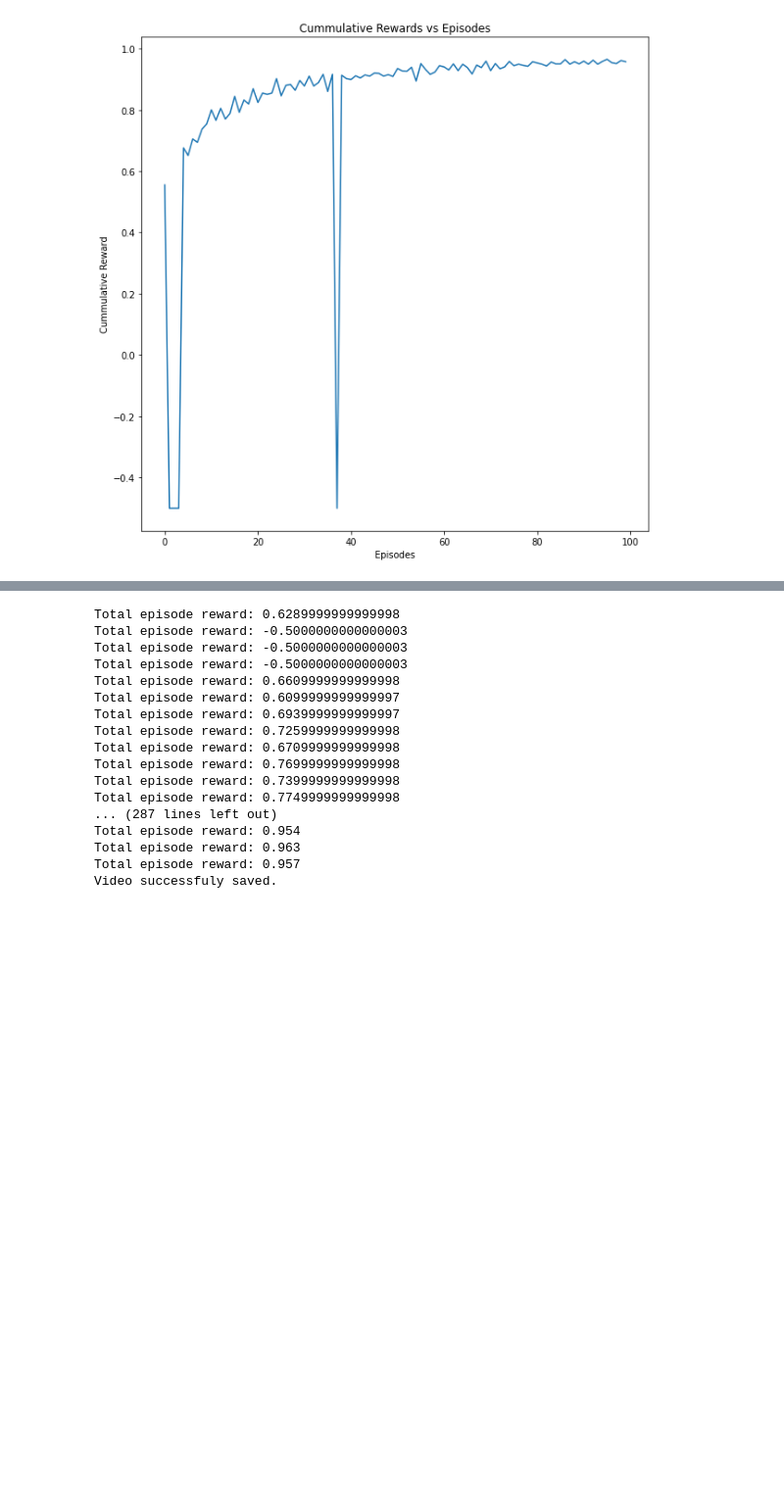
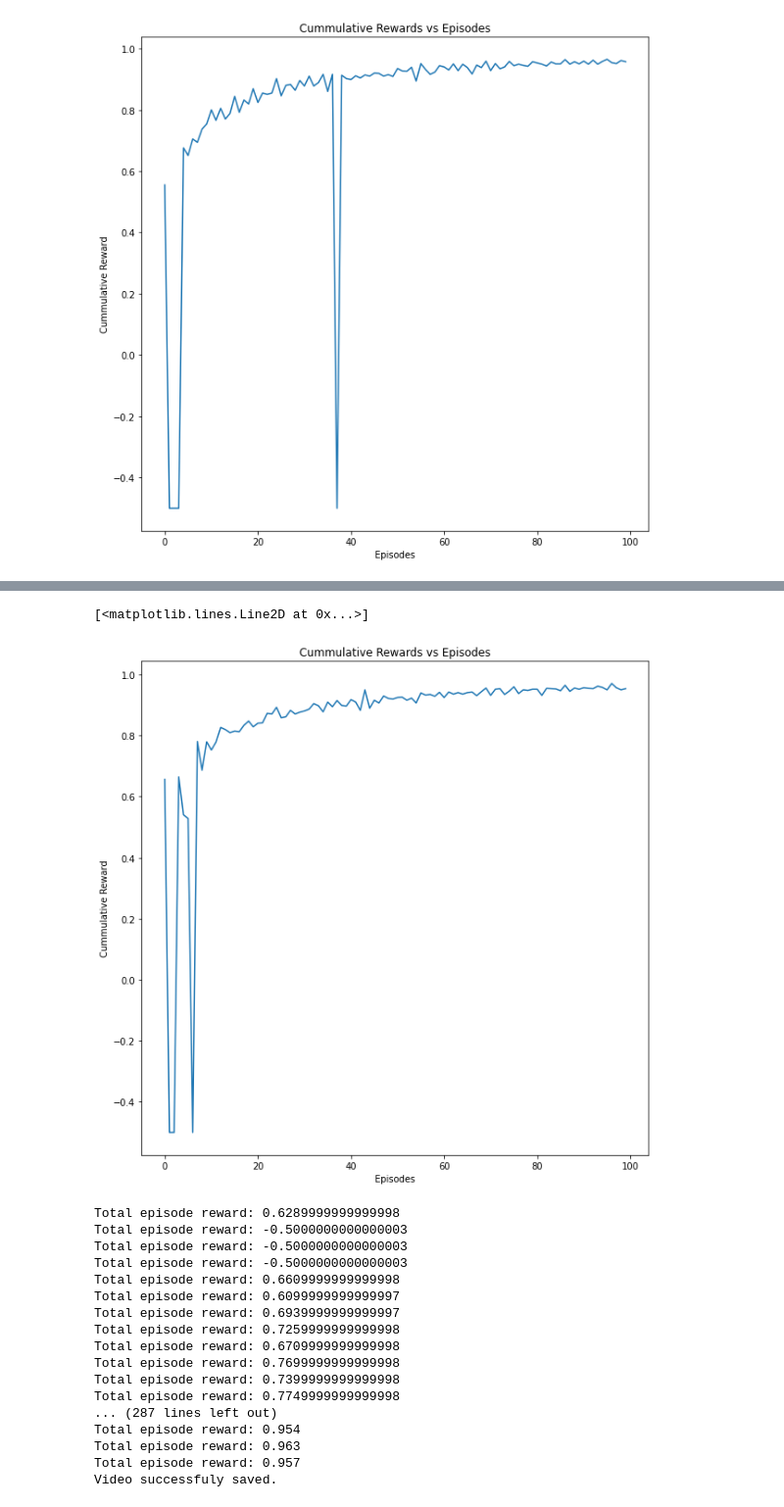
Before and after one commit to anand-bidwalkar/SIT796-Reinforcement-Learning, a Jupyter notebook: Task-2.2C/Task_2_2C.ipynb, the cells around one changed output, grey strips where cells are left out. Shown at 98% size. Drawn from its saved outputs; the diff is of its cells as text; code cells hidden in the pictures; blank space fills up the shorter version.

```diff
--- a/Task-2.2C/Task_2_2C.ipynb
+++ b/Task-2.2C/Task_2_2C.ipynb
@@ -303,4 +310,14 @@ Total episode reward: 0.7999999999999998
 Video successfuly saved.
+# %%
+plt.figure(figsize=(10, 10))
+plt.ticklabel_format(axis='y', style='plain')
+plt.ylabel('Cummulative Reward')
+plt.xlabel('Episodes')
+plt.title('Cummulative Rewards vs Episodes')
+plt.plot(episode_optimistic)
+# %% [output]
+[<matplotlib.lines.Line2D at 0x...>]
+[figure, added]
 # %%
 import base64
 import io
```
Also changed, not shown: parts of 4 cells of this notebook.
